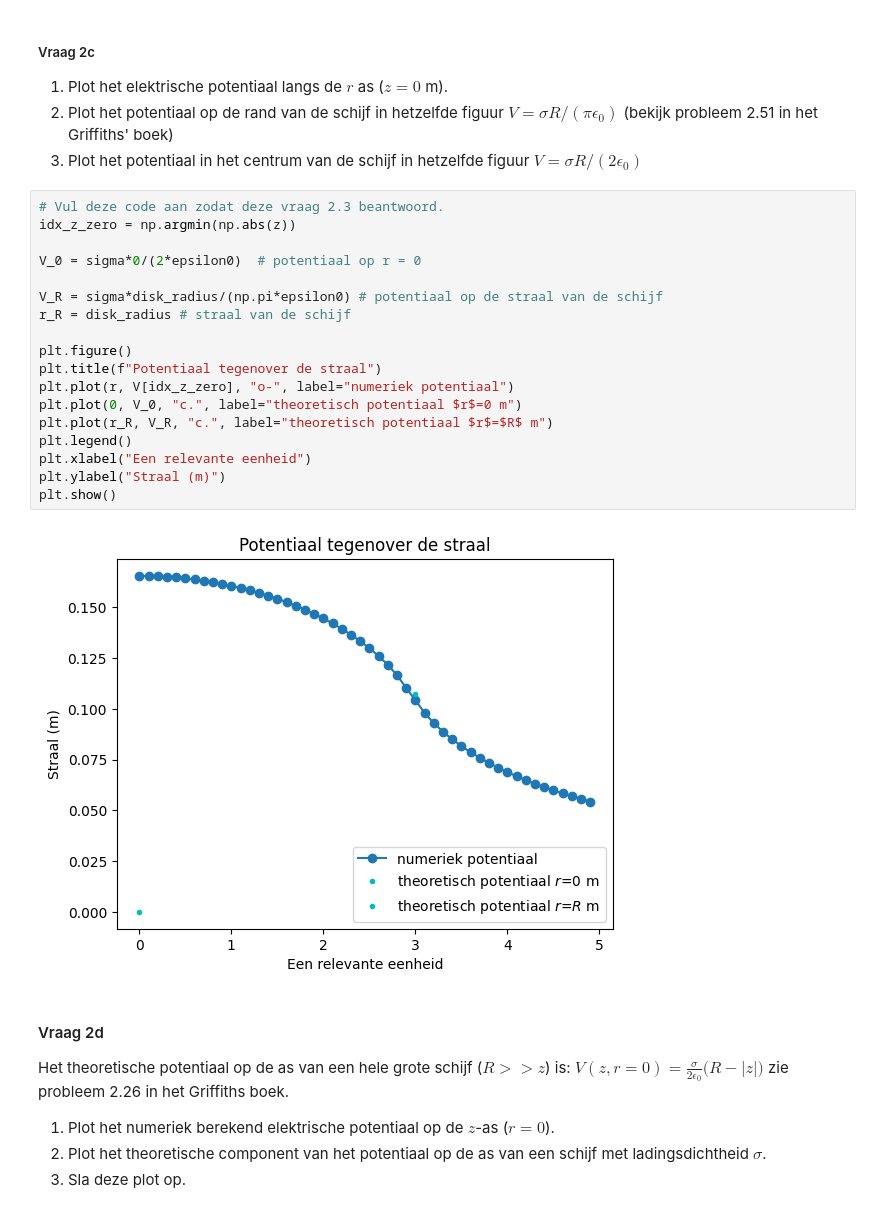
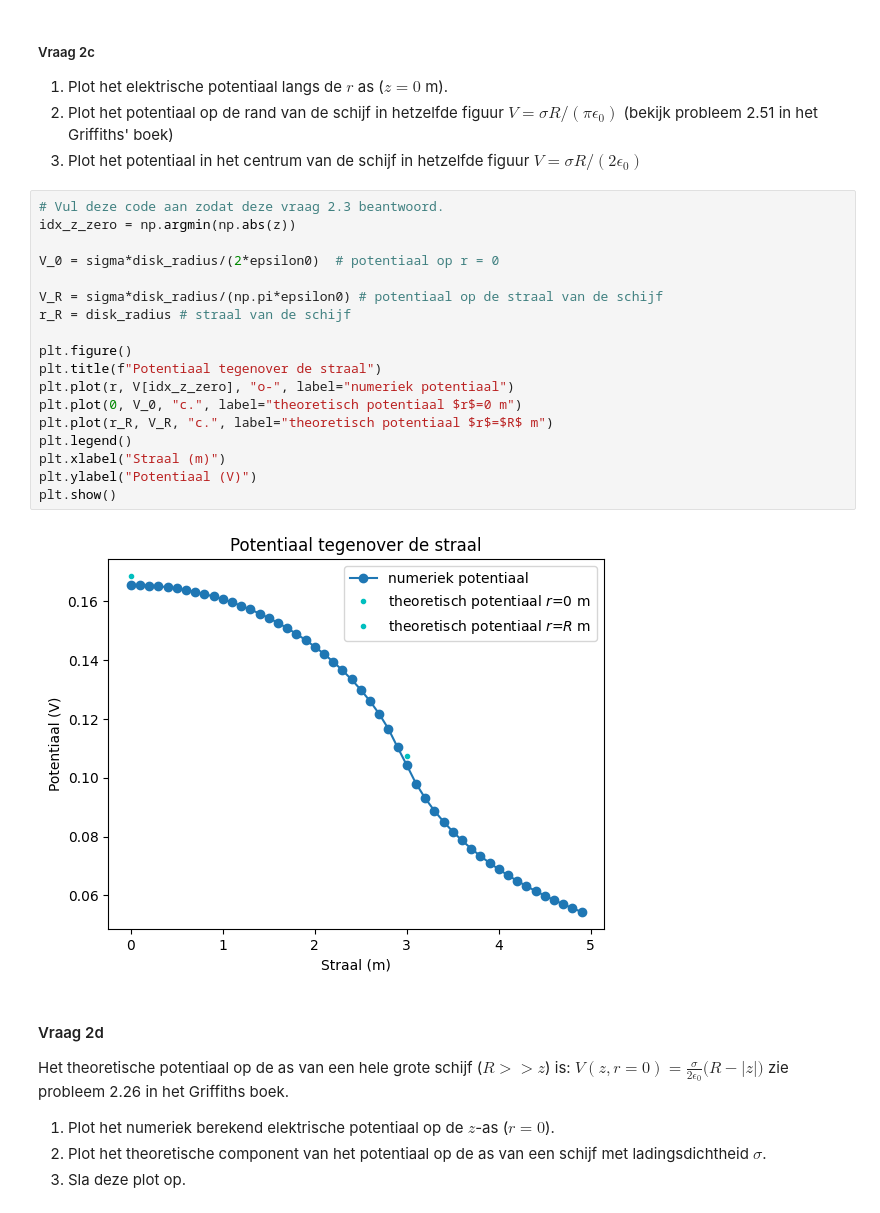
Before and after one commit to JSlootsTUD/opdrachten-DEF-D-Justin, a Jupyter notebook: DigitaleOntwerpopdrachten/1CondensatorOpdracht/CondensatorOntwerpopdracht.ipynb, the cells around one changed output. Drawn from its saved outputs; the diff is of its cells as text.

```diff
--- a/DigitaleOntwerpopdrachten/1CondensatorOpdracht/CondensatorOntwerpopdracht.ipynb
+++ b/DigitaleOntwerpopdrachten/1CondensatorOpdracht/CondensatorOntwerpopdracht.ipynb
@@ -230,23 +228,23 @@ De ladingsdichtheid van de schijf is 9.949e-13 C/m^2
 # %%
 # Vul deze code aan zodat deze vraag 2.3 beantwoord.
 idx_z_zero = np.argmin(np.abs(z))
 
-V_0 = sigma*0/(2*epsilon0)  # potentiaal op r = 0
+V_0 = sigma*disk_radius/(2*epsilon0)  # potentiaal op r = 0
 
 V_R = sigma*disk_radius/(np.pi*epsilon0) # potentiaal op de straal van de schijf
 r_R = disk_radius # straal van de schijf
 
 plt.figure()
 plt.title(f"Potentiaal tegenover de straal")
 plt.plot(r, V[idx_z_zero], "o-", label="numeriek potentiaal")
 plt.plot(0, V_0, "c.", label="theoretisch potentiaal $r$=0 m")
 plt.plot(r_R, V_R, "c.", label="theoretisch potentiaal $r$=$R$ m")
 plt.legend()
-plt.xlabel("Een relevante eenheid")
-plt.ylabel("Straal (m)")
+plt.xlabel("Straal (m)")
+plt.ylabel("Potentiaal (V)")
 plt.show()
 # %% [output]
-[figure, old version]
+[figure, new version]
 # %% [markdown]
 #### Vraag 2d
 
```
Also changed, not shown: parts of 4 cells of this notebook, 2 other files.
